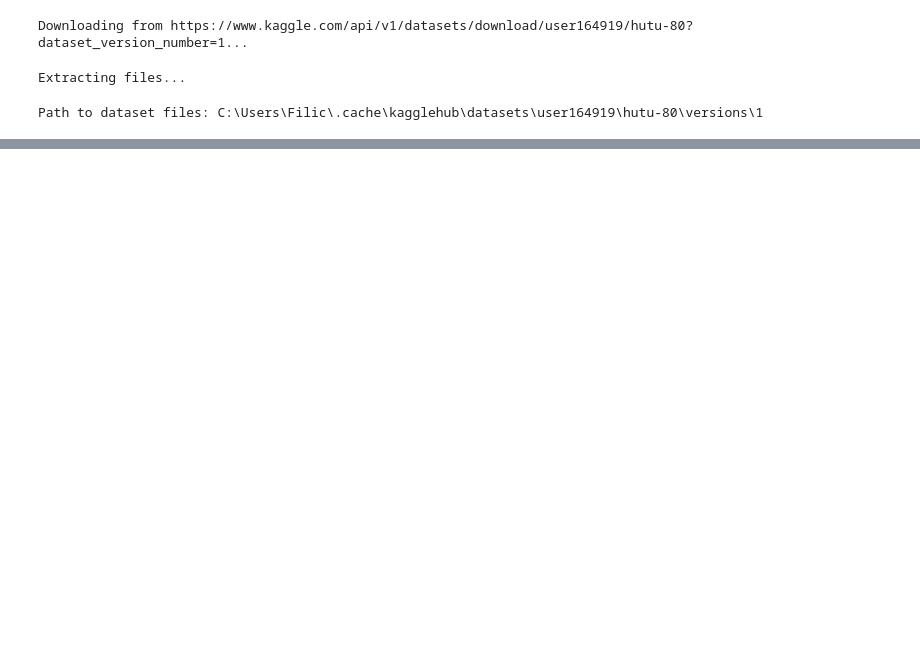
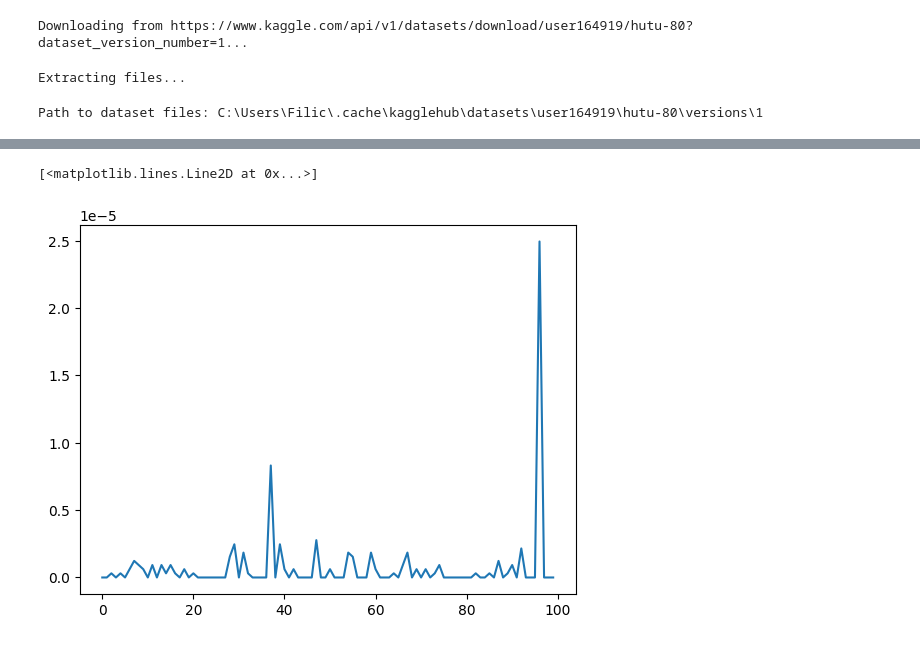
Before and after one commit to Filip-GG/HuTu80, a Jupyter notebook: mian.ipynb, the cells around one changed output, grey strips where cells are left out. Cells and saved outputs as stored; diff of their text form; code cells hidden in the pictures; blank space fills up the shorter version.

```diff
--- a/mian.ipynb
+++ b/mian.ipynb
@@ -56,0 +201,3 @@ class ImgDataset(torch.utils.data.Dataset):
+# %%
+criterion = nn.MSELoss()
+optimizer = torch.optim.Adam(model.parameters(), lr=1e-2)
@@ -56,0 +215,2 @@ class ImgDataset(torch.utils.data.Dataset):
+# %%
+median_acc = list(map(lambda x: sum(x)/len(x), stats['Pixel Acc']))
@@ -56,0 +225,5 @@ class ImgDataset(torch.utils.data.Dataset):
+# %%
+plt.plot(median_acc)
+# %% [output]
+[<matplotlib.lines.Line2D at 0x...>]
+[figure, added]
```
Also changed, not shown: parts of 42 cells of this notebook.
